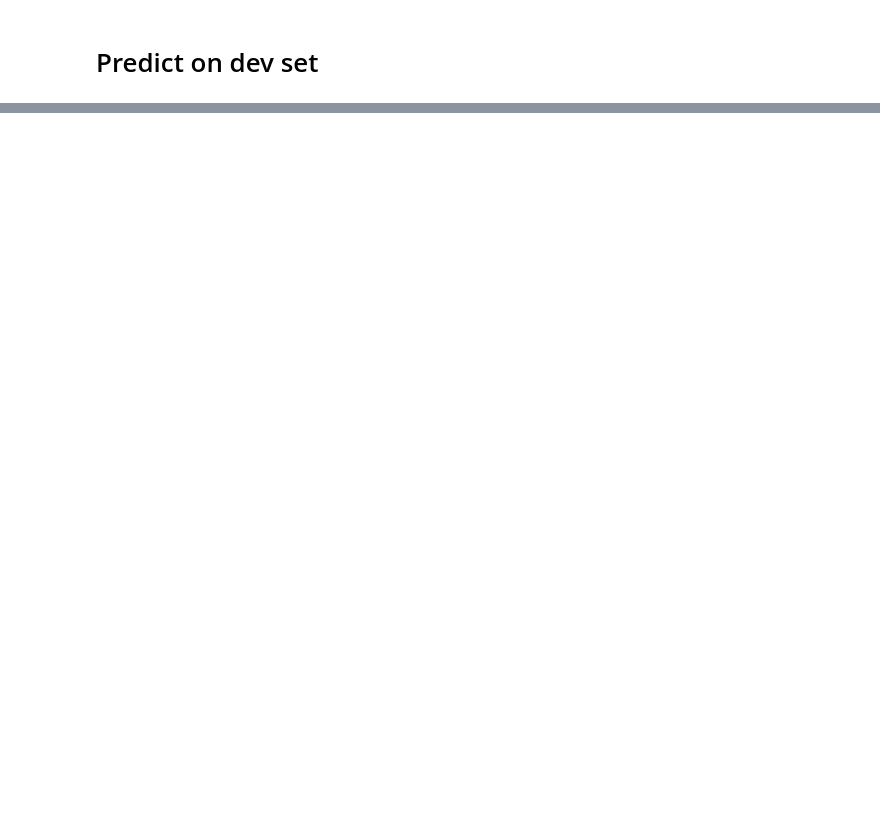
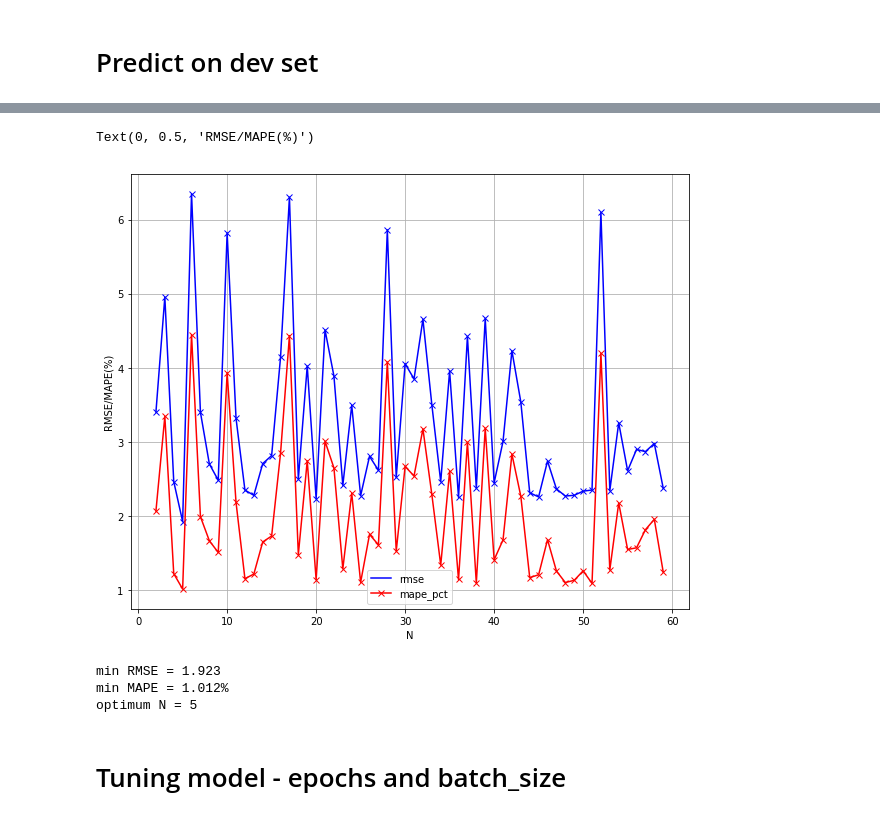
Before and after one commit to NGYB/Stocks, a Jupyter notebook: StockPricePrediction/StockPricePrediction_v4_lstm.ipynb, the cells around one changed output, grey strips where cells are left out. Saved outputs shown, nothing was run; the diff lists cells and outputs as text; code cells hidden in the pictures; blank space fills up the shorter version.

```diff
--- a/StockPricePrediction/StockPricePrediction_v4_lstm.ipynb
+++ b/StockPricePrediction/StockPricePrediction_v4_lstm.ipynb
@@ -194,0 +319,35 @@ ax.set_ylabel("USD")
+# %%
+param_label = 'N'
+param_list = range(2, 60)
+
+error_rate = {param_label: [], 'rmse': [], 'mape_pct': []}
+tic = time.time()
+for param in tqdm_notebook(param_list):
+
+    # Split train into x and y
+    x_train_scaled, y_train_scaled = get_x_y(train_scaled, param, param)
+
+    # Split cv into x and y
+    x_cv_scaled, y_cv_scaled = get_x_y(train_cv_scaled, param, num_train)
+
+    # Train, predict and eval model
+    rmse, mape, _ = train_pred_eval_model(x_train_scaled, \
+                                          y_train_scaled, \
+                                          x_cv_scaled, \
+                                          y_cv_scaled, \
+                                          scaler, \
+                                          lstm_units=lstm_units, \
+                                          dropout_prob=dropout_prob, \
+                                          optimizer='adam', \
+                                          epochs=epochs, \
+                                          batch_size=batch_size)
+
+    # Collect results
+    error_rate[param_label].append(param)
+    error_rate['rmse'].append(rmse)
+    error_rate['mape_pct'].append(mape)
+
+error_rate = pd.DataFrame(error_rate)
+toc = time.time()
+print("Minutes taken = " + str((toc-tic)/60.0))
+error_rate
@@ -194,0 +374,24 @@ ax.set_ylabel("USD")
+# %%
+# Plot RMSE
+rcParams['figure.figsize'] = 10, 8 # width 10, height 8
+
+ax = error_rate.plot(x='N', y='rmse', style='bx-', grid=True)
+ax = error_rate.plot(x='N', y='mape_pct', style='rx-', grid=True, ax=ax)
+ax.set_xlabel("N")
+ax.set_ylabel("RMSE/MAPE(%)")
+# %% [output]
+Text(0, 0.5, 'RMSE/MAPE(%)')
+[figure, added]
+# %%
+# Get optimum value for param
+temp = error_rate[error_rate['rmse'] == error_rate['rmse'].min()]
+N_opt = temp['N'].values[0]
+print("min RMSE = %0.3f" % error_rate['rmse'].min())
+print("min MAPE = %0.3f%%" % error_rate['mape_pct'].min())
+print("optimum " + param_label + " = " + str(N_opt))
+# %% [output]
+min RMSE = 1.923
+min MAPE = 1.012%
+optimum N = 5
+# %% [markdown]
+# Tuning model - epochs and batch_size
```
Also changed, not shown: parts of 35 cells of this notebook, 1 other file.
